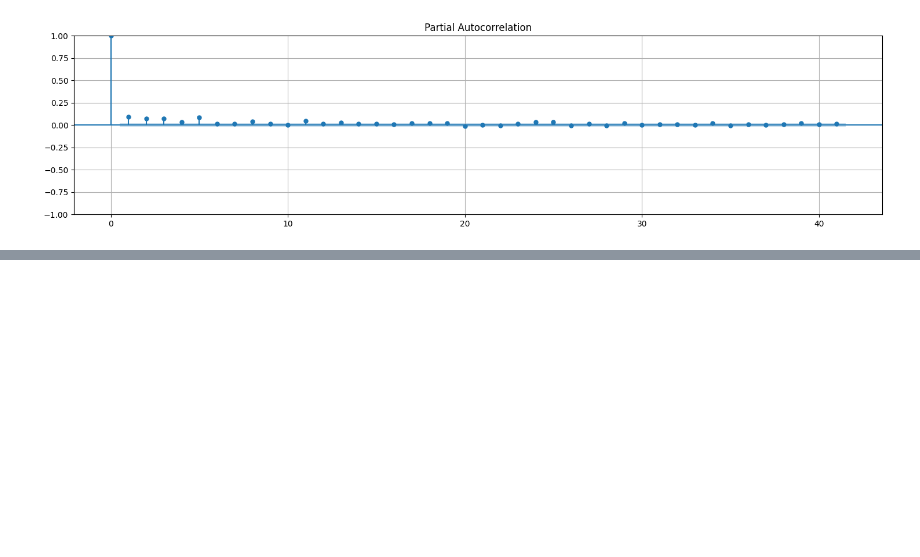
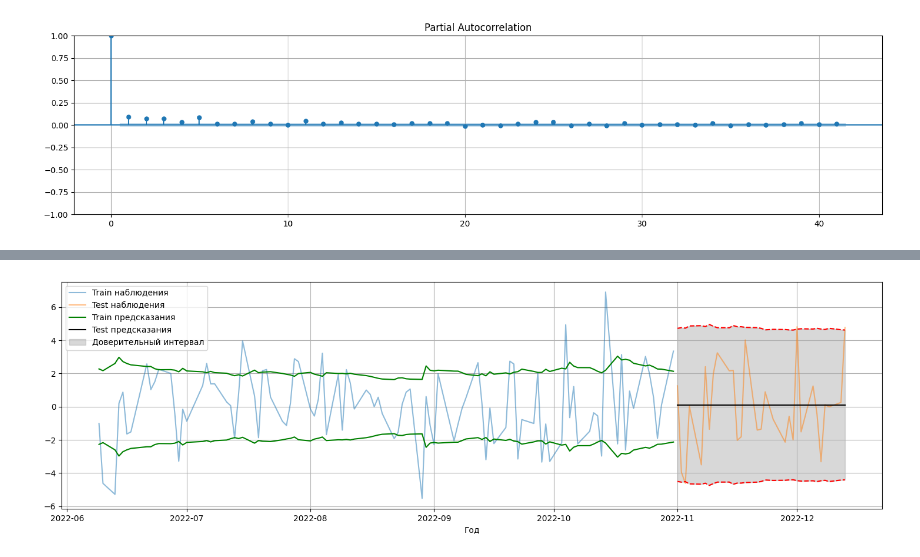
Before and after one commit to AndrewGrishin/Stock-Forecasting, a Jupyter notebook: FIGARCH/figarch.ipynb, the cells around one changed output, grey strips where cells are left out. Cells and saved outputs as stored; diff of their text form; code cells hidden in the pictures; blank space fills up the shorter version.

```diff
--- a/FIGARCH/figarch.ipynb
+++ b/FIGARCH/figarch.ipynb
@@ -81,2 +129,2 @@ result.summary()
 # %%
-forecast = result.forecast(horizon= 30, reindex= True)
+forecast = result.forecast(horizon= abs(test_size), reindex= True, simulations= 150, method= "bootstrap")
@@ -94,30 +148,29 @@ plt.show()
 # %%
-dates_train = dates[1:-30]
-dates_test = dates[-30:]
-
-start = -0
+start = -100
 
 # plt.title("Предсказание доходностей")
 plt.grid(True)
 plt.plot(np.array(dates_train)[start:], np.array((returns_train * 100))[start:], label= "Train наблюдения", alpha= 0.5)
 plt.plot(dates_test, returns_test * 100, label= "Test наблюдения", alpha= 0.5)
 
 plt.plot(np.array(dates_train)[start:], np.array((result.conditional_volatility[:]))[start:], label= "Train предсказания", color= "green")
 plt.plot(np.array(dates_train)[start:], np.array((-result.conditional_volatility[:]))[start:], color= "green")
 
 plt.plot(dates_test, (np.array(2 * forecast.variance[-1:] ** 0.5 + forecast.mean[-1:]).reshape(-1)), color= "red", linestyle= "--")
 plt.plot(dates_test, (np.array(forecast.mean[-1:]).reshape(-1)), color= "black", label= "Test предсказания")
 plt.plot(dates_test, (np.array(-2 * forecast.variance[-1:] ** 0.5 + forecast.mean[-1:]).reshape(-1)), color= "red", linestyle= "--")
 
 plt.fill_between(dates_test,
                  (np.array(2 * forecast.variance[-1:] ** 0.5 + forecast.mean[-1:]).reshape(-1)),
                  (np.array(-2 * forecast.variance[-1:] ** 0.5 + forecast.mean[-1:]).reshape(-1)),
                  color= "gray", alpha= 0.3, label= "Доверительный интервал")
 
 plt.xlabel("Год")
 plt.legend(loc= "best")
-plt.savefig("garch_predicton_long.png", dpi= 200)
+# plt.savefig("figarch_predicton_long.png", dpi= 200)
 plt.show()
+# %% [output]
+[figure, added]
 # %%
 start = -50
 
```
Also changed, not shown: parts of 9 cells of this notebook, 5 other files.
